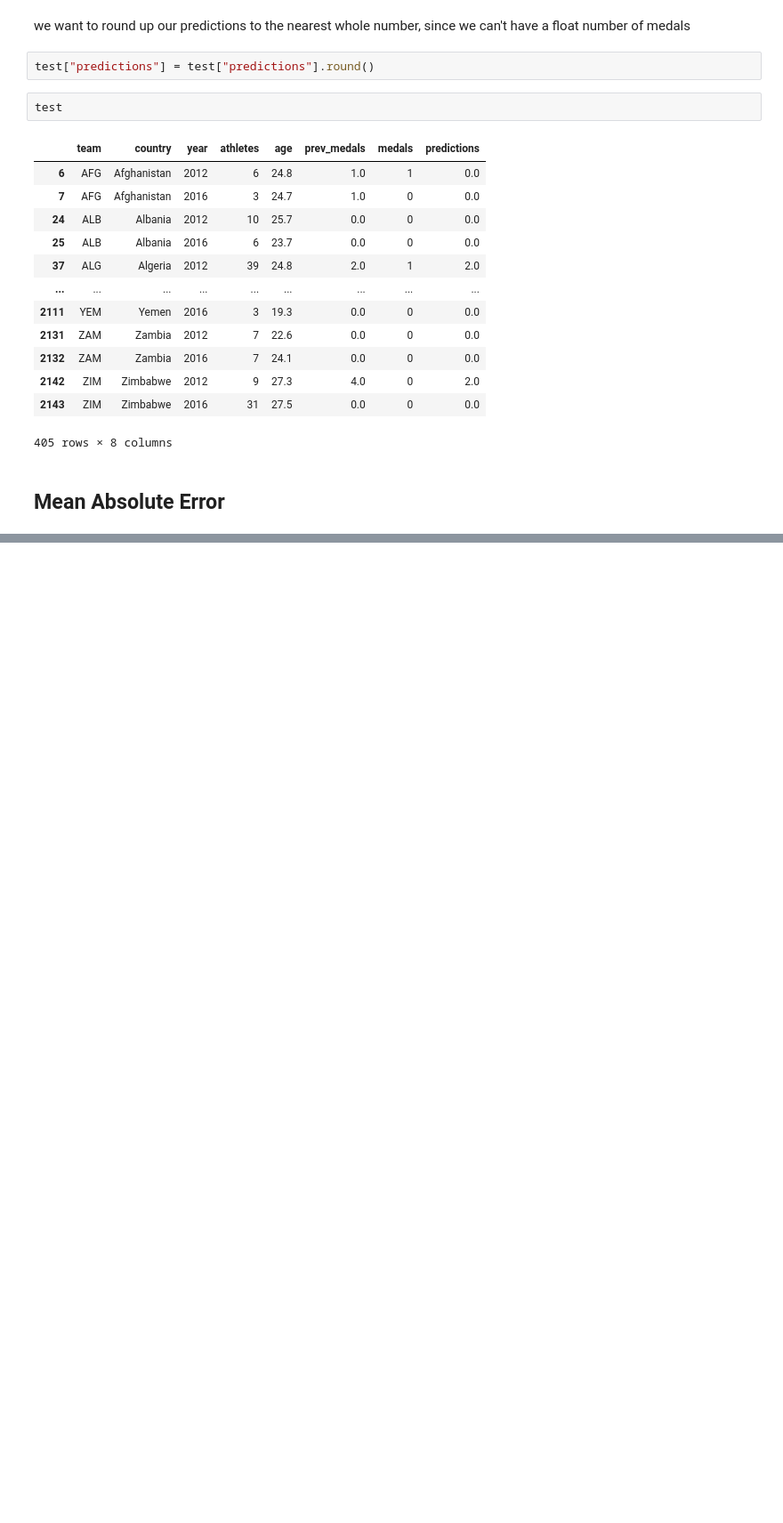
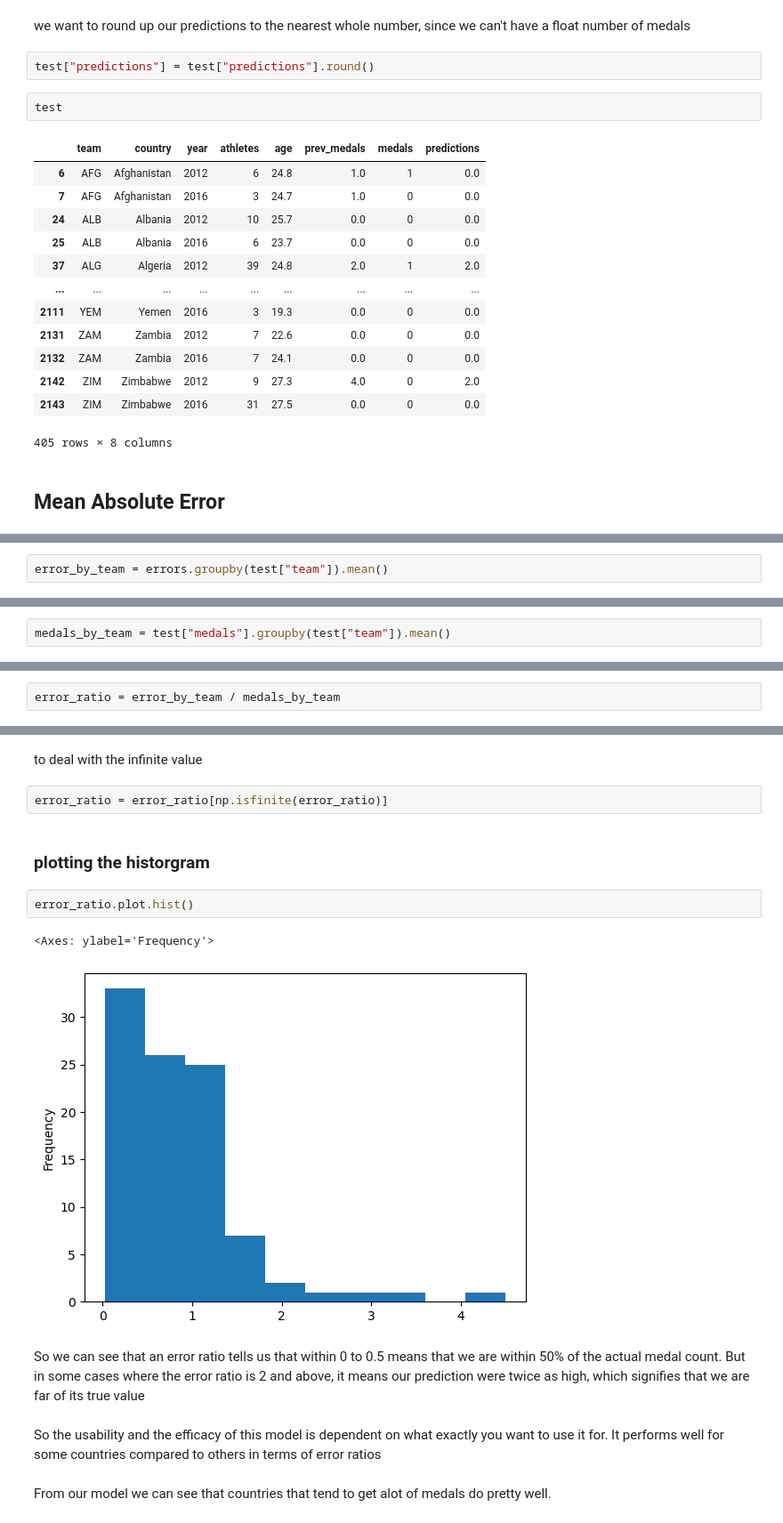
Before and after one commit to Omagbs/machine-learning-labs, a Jupyter notebook: Olympic Medal Prediction/Olympics medal predictor.ipynb, the cells around one changed output, grey strips where cells are left out. Shown at 89% size. Drawn from its saved outputs; the diff is of its cells as text; blank space fills up the shorter version.

Commit message:
perform error analysis for countries and add recommendations

```diff
--- a/Olympic Medal Prediction/Untitled.ipynb
+++ b/Olympic Medal Prediction/Olympics medal predictor.ipynb
@@ -288,0 +348,2 @@ error = mean_absolute_error(test["medals"], test["predictions
+# %%
+error_by_team = errors.groupby(test["team"]).mean()
@@ -288,0 +366,2 @@ error = mean_absolute_error(test["medals"], test["predictions
+# %%
+medals_by_team = test["medals"].groupby(test["team"]).mean()
@@ -288,0 +384,2 @@ error = mean_absolute_error(test["medals"], test["predictions
+# %%
+error_ratio = error_by_team / medals_by_team
@@ -288,0 +420,17 @@ error = mean_absolute_error(test["medals"], test["predictions
+# %% [markdown]
+to deal with the infinite value
+# %%
+error_ratio = error_ratio[np.isfinite(error_ratio)]
+# %% [markdown]
+### plotting the historgram
+# %%
+error_ratio.plot.hist()
+# %% [output]
+<Axes: ylabel='Frequency'>
+[figure, added]
+# %% [markdown]
+So we can see that an error ratio tells us that within 0 to 0.5 means that we are within 50% of the actual medal count. But in some cases where the error ratio is 2 and above, it means our prediction were twice as high, which signifies that we are far of its true value
+# %% [markdown]
+So the usability and the efficacy of this model is dependent on what exactly you want to use it for. It performs well for some countries compared to others in terms of error ratios
+# %% [markdown]
+From our model we can see that countries that tend to get alot of medals do pretty well.
```
Also changed, not shown: parts of 22 cells of this notebook.
